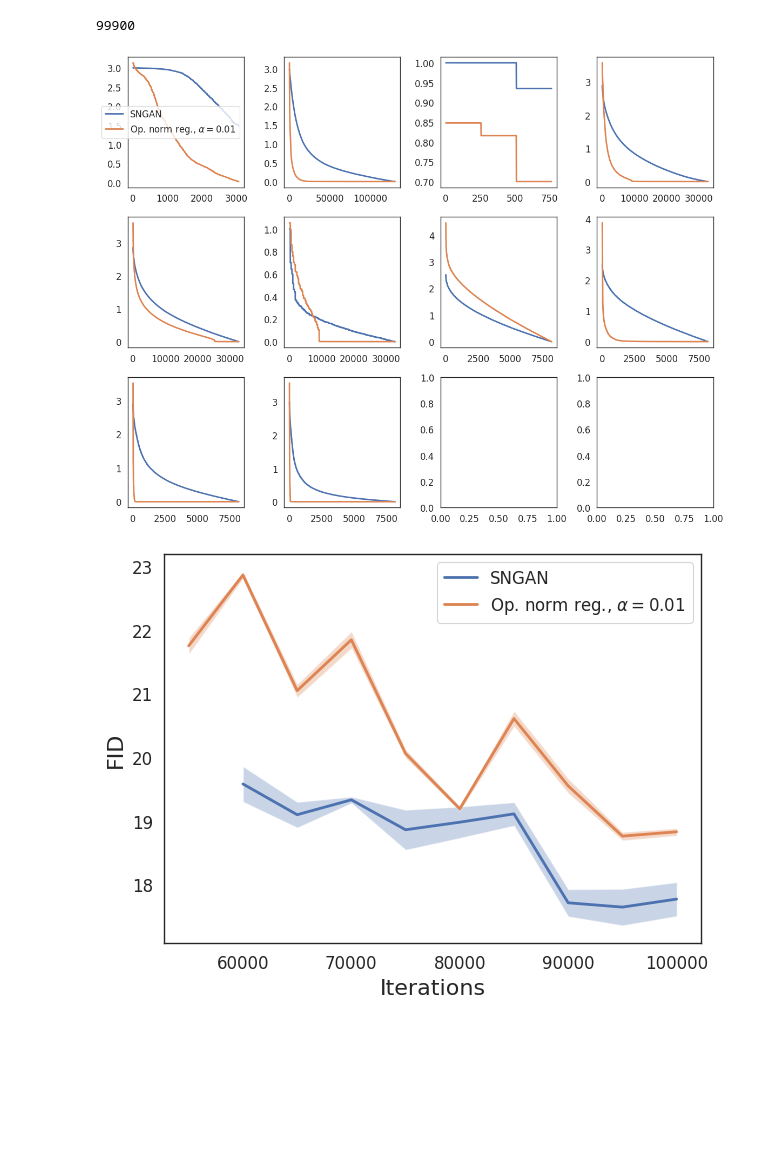
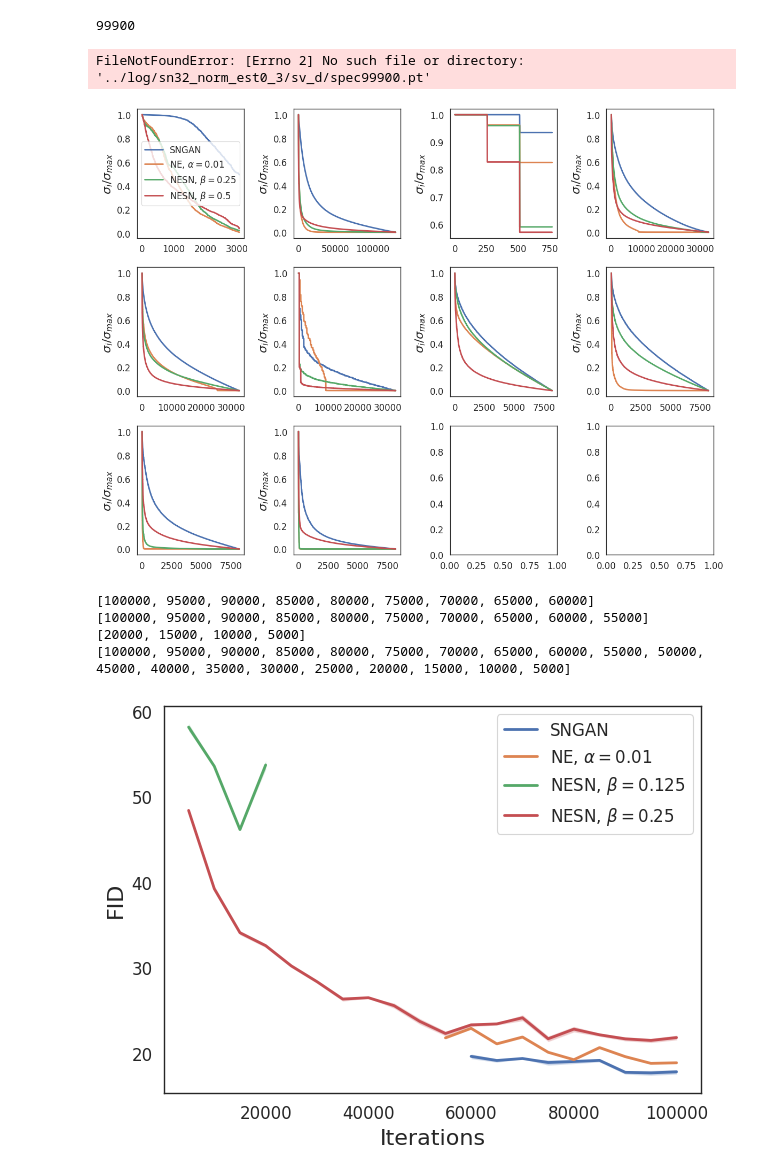
Before and after one commit to sverdoot/negan, a Jupyter notebook: notebooks/demo.ipynb, the cells around one changed output. Drawn from its saved outputs; the diff is of its cells as text; code cells hidden in the pictures; blank space fills up the shorter version.

```diff
--- a/notebooks/demo.ipynb
+++ b/notebooks/demo.ipynb
@@ -26,8 +26,8 @@ plt.rc('lines', linewidth=2)  # fontsize of the figure title
 
 
 log_dir = Path('../log')
-exp_dirs = ['sn32_snfix', 'sn32_norm_est001']
-names = ['SNGAN', r'Op. norm reg., $\alpha=0.01$']
+exp_dirs = ['sn32_snfix', 'sn32_norm_est001', 'sn32_norm_est0_2', 'sn32_norm_est0']
+names = ['SNGAN', r'NE, $\alpha=0.01$', r'NESN, $\beta=0.25$', r'NESN, $\beta=0.5$']
 
 step = 0
 specs = dict()
@@ -42,6 +42,20 @@ for exp, name in zip(exp_dirs, names):
 print(step)
 # %% [output]
 99900
+# %%
+step = 0
+specs = dict()
+for exp, name in zip(exp_dirs, names):
+    if step == 0:
+        spec_file = sorted(list(Path(log_dir, exp, 'sv_d').glob('spec*.pt')))[-1]
+        step = spec_file.stem[4:]
+    else:
+        spec_file = Path(log_dir, exp, 'sv_d', f'spec{step}.pt')
+    spec = torch.load(spec_file, map_location='cpu')
+    specs[name] = spec
+print(step)
+# %% [output]
+FileNotFoundError: [Errno 2] No such file or directory: '../log/sn32_norm_est0_3/sv_d/spec99900.pt'
 # %%
 layer_names = list(specs[names[0]].keys())
 # %%
@@ -49,29 +63,42 @@ fig, axs = plt.subplots(ncols=4, nrows=3, figsize=(12, 9))
 for idx, ax in enumerate(axs.flatten()):
     if idx < len(layer_names): # and idx != 2:
         for name in names:
-            ax.plot(specs[name][layer_names[idx]], label=name)
+            ar = specs[name][layer_names[idx]] / torch.max(specs[name][layer_names[idx]])
+            ax.plot(ar, label=name)
+            ax.set_ylabel(r'$\sigma_i / \sigma_{max}$')
 axs.flatten()[0].legend()
 plt.tight_layout()
 # plt.legend()
 plt.savefig(f'spectrum_{step}.png')
 plt.show()
 # %% [output]
-[figure, old version]
+[figure, new version]
+# %%
+
+log_dir = Path('../log')
+exp_dirs = ['sn32_snfix', 'sn32_norm_est001', 'sn32_norm_est0_3', 'sn32_norm_est0_2', 'sn32_norm_est0']
+names = ['SNGAN', r'NE, $\alpha=0.01$',  r'NESN, $\beta=0.125$', r'NESN, $\beta=0.25$', r'NESN, $\beta=0.5$']
 # %%
+
 # specs = dict()
-for exp, name in zip(exp_dirs, names):
+for (exp, name) in list(zip(exp_dirs, names))[:-1]:
     fids = json.load(Path(log_dir, exp, 'fid_50k_50k.json').open('r'))
     steps = list(map(int, list(fids.keys())))
+    print(steps)
     fids_mean = np.array([np.mean(val) for val in fids.values()])
     fids_std = np.array([np.std(val) for val in fids.values()])
-
-    plt.plot(steps, fids_mean, label=name)
-    plt.fill_between(steps, fids_mean - 1.96 * fids_std, fids_mean + 1.96 * fids_std, alpha=0.3)
+    n = 120
+    plt.plot(steps[:n], fids_mean[:n], label=name)
+    plt.fill_between(steps[:n], fids_mean[:n] - 1.96 * fids_std[:n], fids_mean[:n] + 1.96 * fids_std[:n], alpha=0.3)
 plt.ylabel('FID')
 plt.xlabel('Iterations')
 plt.tight_layout()
 plt.legend()
 plt.savefig(f'fid_{steps[0]}.png')
 plt.show()
 # %% [output]
+[100000, 95000, 90000, 85000, 80000, 75000, 70000, 65000, 60000]
+[100000, 95000, 90000, 85000, 80000, 75000, 70000, 65000, 60000, 55000]
+[20000, 15000, 10000, 5000]
+[100000, 95000, 90000, 85000, 80000, 75000, 70000, 65000, 60000, 55000, 50000, 45000, 40000, 35000, 30000, 25000, 20000, 15000, 10000, 5000]
-[figure, old version]
+[figure, new version]
```
Also changed, not shown: 14 other files.
